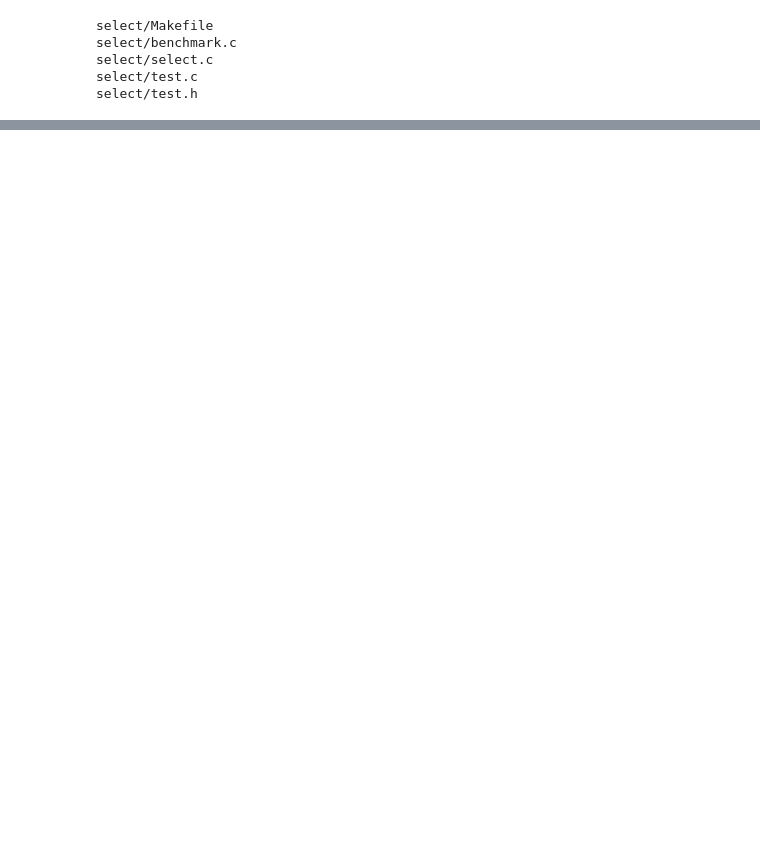
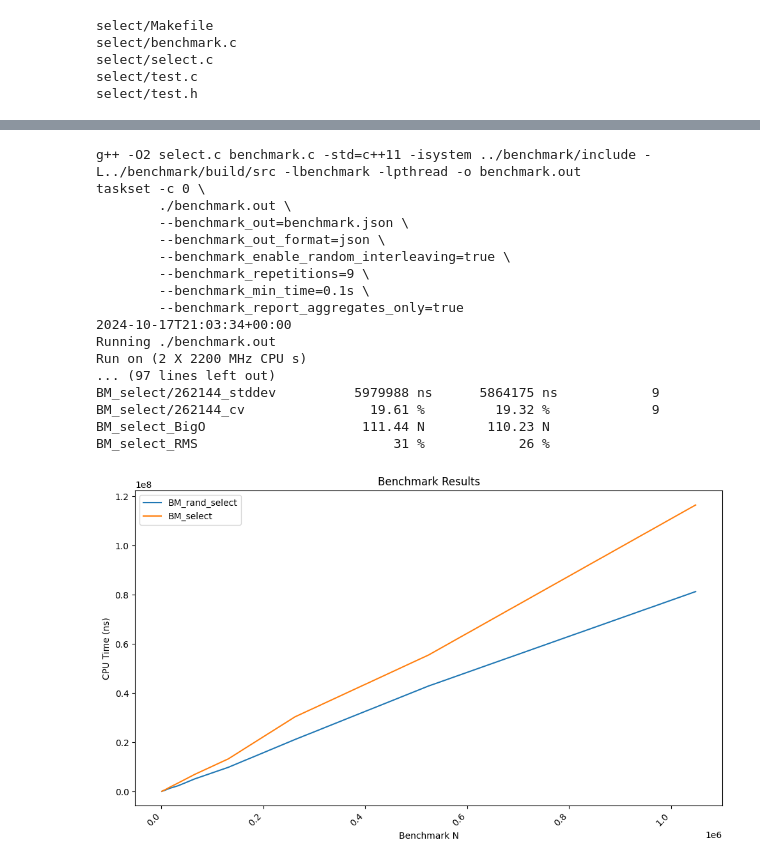
Before and after one commit to Furrrlo/aapp-select, a Jupyter notebook: template.ipynb, the cells around one changed output, grey strips where cells are left out. Saved outputs shown, nothing was run; the diff lists cells and outputs as text; code cells hidden in the pictures; blank space fills up the shorter version.

```diff
--- a/template.ipynb
+++ b/template.ipynb
@@ -71,34 +71,62 @@ import matplotlib.pyplot as plt
 print("")
 
 # Load the JSON data
 with open('select/benchmark.json', 'r') as f:
     data = json.load(f)
 
-# Filter benchmark where run_type is iteration
-benchmarks = [benchmark for benchmark in data['benchmarks'] if benchmark['run_type'] == 'iteration']
+# Filter benchmark where run_type is iteration or mean aggregate
+benchmarks = [
+    benchmark for benchmark in data['benchmarks'] if
+      benchmark['run_type'] == 'iteration' or
+       (benchmark['run_type'] == 'aggregate' and benchmark['aggregate_name'] == 'mean')
+]
+# Sort benchmarks by name and N
+benchmarks.sort(key=lambda x: (
+    x['run_name'].split('/')[0],
+    int(x['run_name'].split('/')[-1])
+))
 
 # Extract the relevant data for plotting
 plots = {}
 for benchmark in benchmarks:
-    name = benchmark['name'].split('/')[0]
-    N = int(benchmark['name'].split('/')[-1])
+    name = benchmark['run_name'].split('/')[0]
+    N = int(benchmark['run_name'].split('/')[-1])
 
     if not name in plots:
       plots[name] = {}
       plots[name]['name'] = name
       plots[name]['x_values'] = [N]
       plots[name]['y_values'] = [float(benchmark['cpu_time'])]
     elif(N not in plots[name]['x_values']):
         plots[name]['x_values'].append(N)
         plots[name]['y_values'].append(float(benchmark['cpu_time']))
 
 plt.figure(figsize=(10, 6))
 for name, plot in plots.items():
     plt.plot(plot['x_values'], plot['y_values'], label=name)
 plt.xlabel('Benchmark N')
 plt.ylabel('CPU Time (ns)')
 plt.title('Benchmark Results')
 plt.xticks(rotation=45, ha='right')
 plt.legend()
 plt.tight_layout()
 plt.show()
+# %% [output]
+g++ -O2 select.c benchmark.c -std=c++11 -isystem ../benchmark/include -L../benchmark/build/src -lbenchmark -lpthread -o benchmark.out
+taskset -c 0 \
+        ./benchmark.out \
+        --benchmark_out=benchmark.json \
+        --benchmark_out_format=json \
+        --benchmark_enable_random_interleaving=true \
+        --benchmark_repetitions=9 \
+        --benchmark_min_time=0.1s \
+        --benchmark_report_aggregates_only=true
+2024-10-17T21:03:34+00:00
+Running ./benchmark.out
+Run on (2 X 2200 MHz CPU s)
+... (97 lines left out)
+BM_select/262144_stddev          5979988 ns      5864175 ns            9
+BM_select/262144_cv                19.61 %         19.32 %             9
+BM_select_BigO                    111.44 N        110.23 N
+BM_select_RMS                         31 %            26 %
+[figure, added]
```
Also changed, not shown: parts of 3 cells of this notebook, 2 other files.
